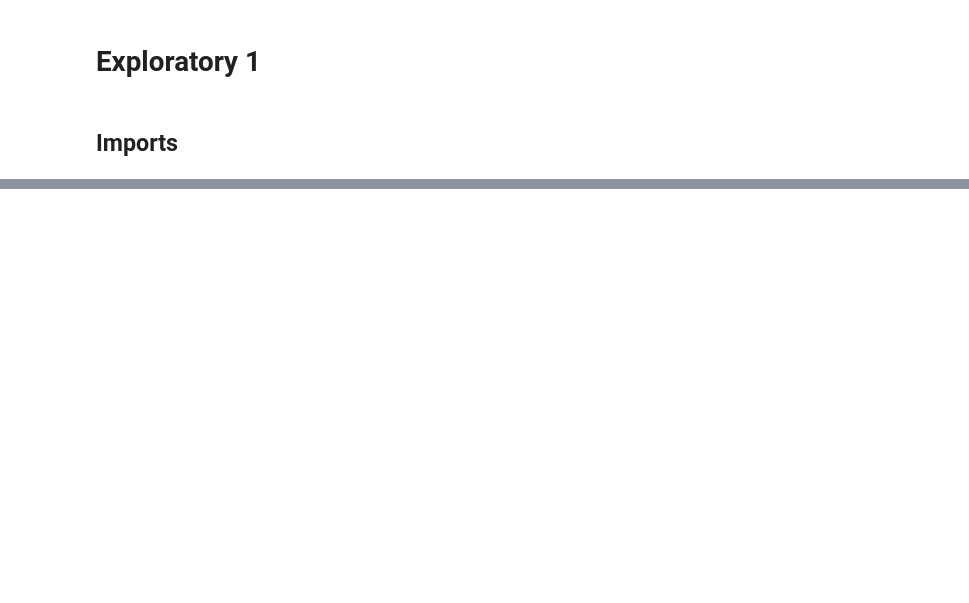
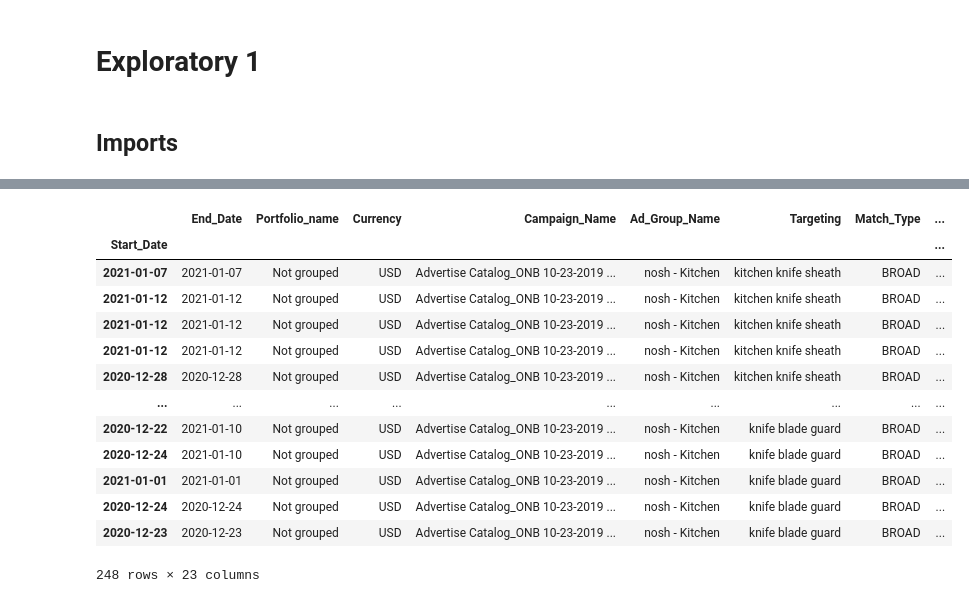
Before and after one commit to Booandlean/JI_sales, a Jupyter notebook: notebooks/exploratory_1.ipynb, the cells around one changed output, grey strips where cells are left out. Saved outputs shown, nothing was run; the diff lists cells and outputs as text; code cells hidden in the pictures; blank space fills up the shorter version.

Commit message:
index set

```diff
--- a/notebooks/exploratory_1.ipynb
+++ b/notebooks/exploratory_1.ipynb
@@ -32,0 +29,3 @@ len(df_CM_raw['Currency'])
+# %%
+df_CM_raw.columns = df_CM_raw.columns.str.replace(' ', '_')
+df_CM_raw.head()
@@ -33 +40,18 @@ len(df_CM_raw['Currency'])
+# %%
+df_CM_raw.set_index('Start_Date')
+# %% [output]
+|  | End_Date | Portfolio_name | Currency | Campaign_Name | Ad_Group_Name | Targeting | Match_Type | ... |
+| Start_Date |  |  |  |  |  |  |  | ... |
+| 2021-01-07 | 2021-01-07 | Not grouped | USD | Advertise Catalog_ONB 10-23-2019 ... | nosh - Kitchen | kitchen knife sheath | BROAD | ... |
+| 2021-01-12 | 2021-01-12 | Not grouped | USD | Advertise Catalog_ONB 10-23-2019 ... | nosh - Kitchen | kitchen knife sheath | BROAD | ... |
+| 2021-01-12 | 2021-01-12 | Not grouped | USD | Advertise Catalog_ONB 10-23-2019 ... | nosh - Kitchen | kitchen knife sheath | BROAD | ... |
+| 2021-01-12 | 2021-01-12 | Not grouped | USD | Advertise Catalog_ONB 10-23-2019 ... | nosh - Kitchen | kitchen knife sheath | BROAD | ... |
+| 2020-12-28 | 2020-12-28 | Not grouped | USD | Advertise Catalog_ONB 10-23-2019 ... | nosh - Kitchen | kitchen knife sheath | BROAD | ... |
+| ... | ... | ... | ... | ... | ... | ... | ... | ... |
+| 2020-12-22 | 2021-01-10 | Not grouped | USD | Advertise Catalog_ONB 10-23-2019 ... | nosh - Kitchen | knife blade guard | BROAD | ... |
+| 2020-12-24 | 2021-01-10 | Not grouped | USD | Advertise Catalog_ONB 10-23-2019 ... | nosh - Kitchen | knife blade guard | BROAD | ... |
+| 2021-01-01 | 2021-01-01 | Not grouped | USD | Advertise Catalog_ONB 10-23-2019 ... | nosh - Kitchen | knife blade guard | BROAD | ... |
+| 2020-12-24 | 2020-12-24 | Not grouped | USD | Advertise Catalog_ONB 10-23-2019 ... | nosh - Kitchen | knife blade guard | BROAD | ... |
+| 2020-12-23 | 2020-12-23 | Not grouped | USD | Advertise Catalog_ONB 10-23-2019 ... | nosh - Kitchen | knife blade guard | BROAD | ... |
+248 rows × 23 columns
 # %%
```
Also changed, not shown: parts of 4 cells of this notebook, 3 other files.
